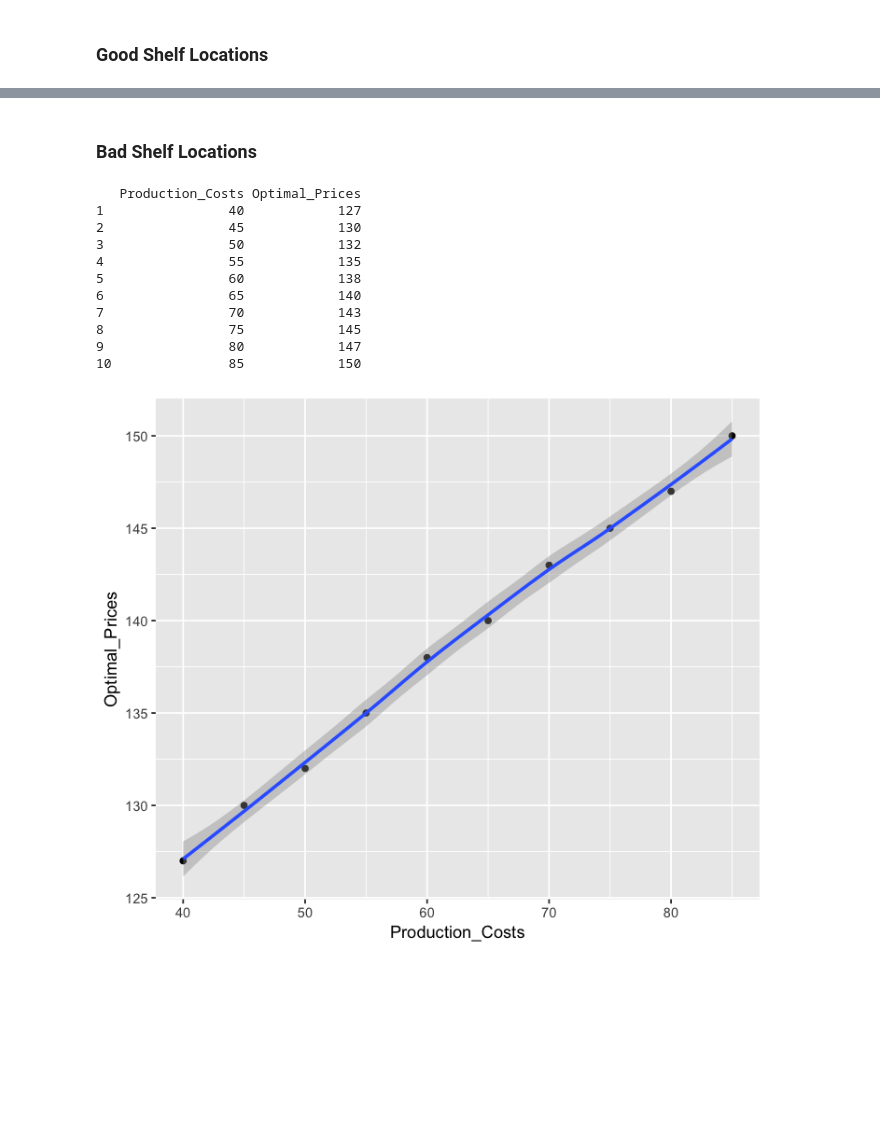
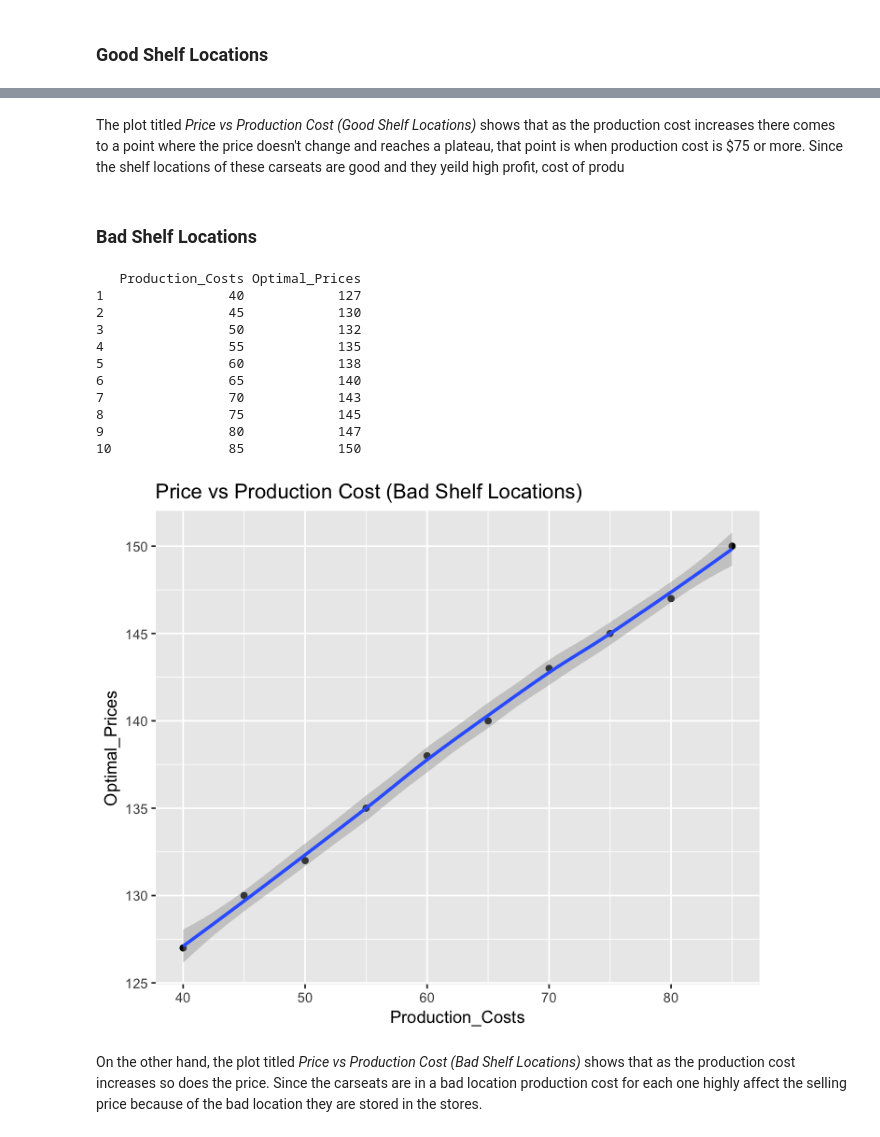
Before and after one commit to nicksspirit/MSBA, a Jupyter notebook: 64037/RNotebook/assignment_1_umuoh.ipynb, the cells around one changed output, grey strips where cells are left out. Saved outputs shown, nothing was run; the diff lists cells and outputs as text; code cells hidden in the pictures; blank space fills up the shorter version.

Commit message:
Added a few more explanations to the plot

```diff
--- a/64037/RNotebook/assignment_1_umuoh.ipynb
+++ b/64037/RNotebook/assignment_1_umuoh.ipynb
@@ -235,6 +236,7 @@ local({
 
     ggplot(good_optimal_df, aes(x = Production_Costs, y = Optimal_Prices)) +
         geom_point() +
+        ggtitle("Price vs Production Cost (Good Shelf Locations)") +
         geom_smooth(method = "loess")
 })
 # %% [output]
@@ -253,3 +255,5 @@ local({
+# %% [markdown]
+The plot titled _Price vs Production Cost (Good Shelf Locations)_ shows that as the production cost increases there comes to a point where the price doesn't change and reaches a plateau, that point is when production cost is $75 or more. Since the shelf locations of these carseats are good and they yeild high profit, cost of produ
 # %% [markdown]
 ### Bad Shelf Locations
 # %%
@@ -260,31 +264,34 @@ local({
     for (prod_cost in prod_costs) {
         bad_df <- bad_df %>% mutate(Profit_t = total_profit(prod_cost, Price, btheta_0, btheta_1))
 
         bad_optimal <- bad_df %>%
             filter(Profit_t == max(Profit_t) & Price > prod_cost) %>%
             filter(Sales > 0 & Sales == max(Sales))
 
         bad_optimal_prices <- c(bad_optimal_prices, bad_optimal$Price)
     }
 
     bad_optimal_df <- data.frame(Production_Costs = prod_costs, Optimal_Prices = bad_optimal_prices)
 
     print(bad_optimal_df)
 
     ggplot(bad_optimal_df, aes(x = Production_Costs, y = Optimal_Prices)) +
         geom_point() +
+        ggtitle("Price vs Production Cost (Bad Shelf Locations)") +
         geom_smooth(method = "loess")
 })
 # %% [output]
    Production_Costs Optimal_Prices
 1                40            127
 2                45            130
 3                50            132
 4                55            135
 5                60            138
 6                65            140
 7                70            143
 8                75            145
 9                80            147
 10               85            150
-[figure, old version]
+[figure, new version]
+# %% [markdown]
+On the other hand, the plot titled _Price vs Production Cost (Bad Shelf Locations)_ shows that as the production cost increases so does the price. Since the carseats are in a bad location production cost for each one highly affect the selling price because of the bad location they are stored in the stores.
```
Also changed, not shown: parts of 5 cells of this notebook.
